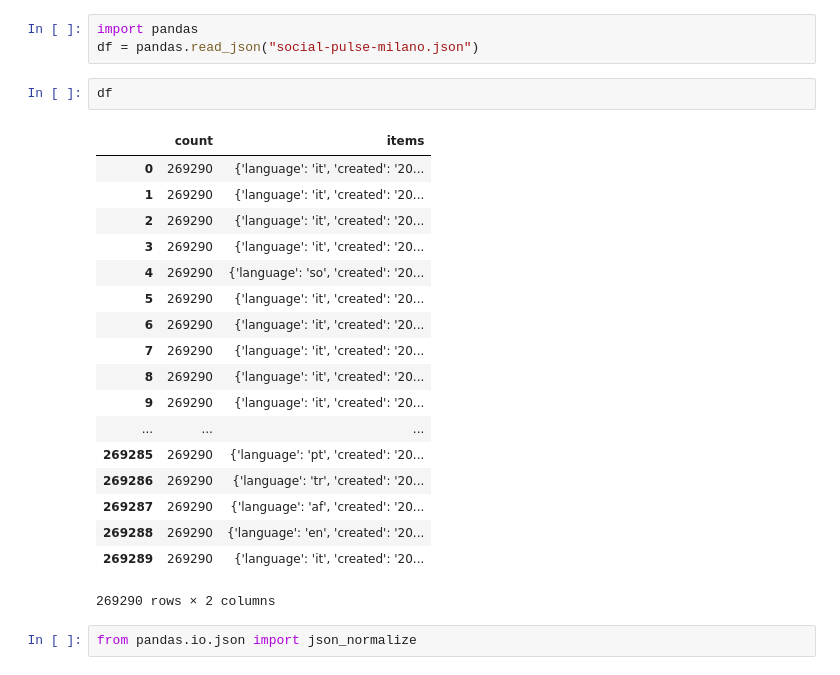
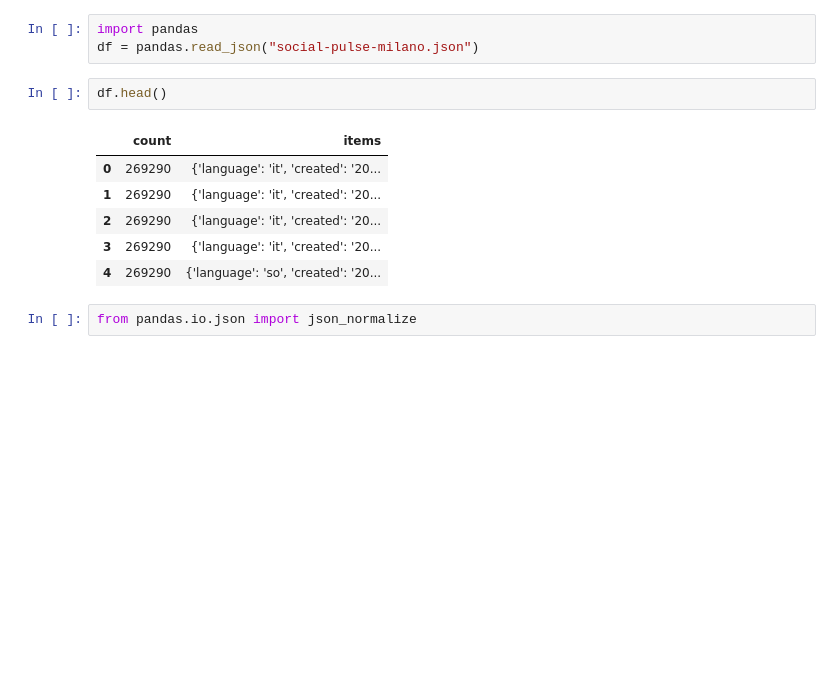
Before and after one commit to IBCNServices/kappa-course-solution, a Jupyter notebook: kafka-producer-test.ipynb, the cells around one changed output. Cells and saved outputs as stored; diff of their text form; blank space fills up the shorter version.

```diff
--- a/kafka-producer-test.ipynb
+++ b/kafka-producer-test.ipynb
@@ -43,26 +39,14 @@ my-topic
 import pandas
 df = pandas.read_json("social-pulse-milano.json")
 # %%
-df
+df.head()
 # %% [output]
 |  | count | items |
 | 0 | 269290 | {'language': 'it', 'created': '20... |
 | 1 | 269290 | {'language': 'it', 'created': '20... |
 | 2 | 269290 | {'language': 'it', 'created': '20... |
 | 3 | 269290 | {'language': 'it', 'created': '20... |
 | 4 | 269290 | {'language': 'so', 'created': '20... |
-| 5 | 269290 | {'language': 'it', 'created': '20... |
-| 6 | 269290 | {'language': 'it', 'created': '20... |
-| 7 | 269290 | {'language': 'it', 'created': '20... |
-| 8 | 269290 | {'language': 'it', 'created': '20... |
-| 9 | 269290 | {'language': 'it', 'created': '20... |
-| ... | ... | ... |
-| 269285 | 269290 | {'language': 'pt', 'created': '20... |
-| 269286 | 269290 | {'language': 'tr', 'created': '20... |
-| 269287 | 269290 | {'language': 'af', 'created': '20... |
-| 269288 | 269290 | {'language': 'en', 'created': '20... |
-| 269289 | 269290 | {'language': 'it', 'created': '20... |
-269290 rows × 2 columns
 # %%
 from pandas.io.json import json_normalize
 # %%
```
Also changed, not shown: parts of 2 cells of this notebook, 2 other files.
